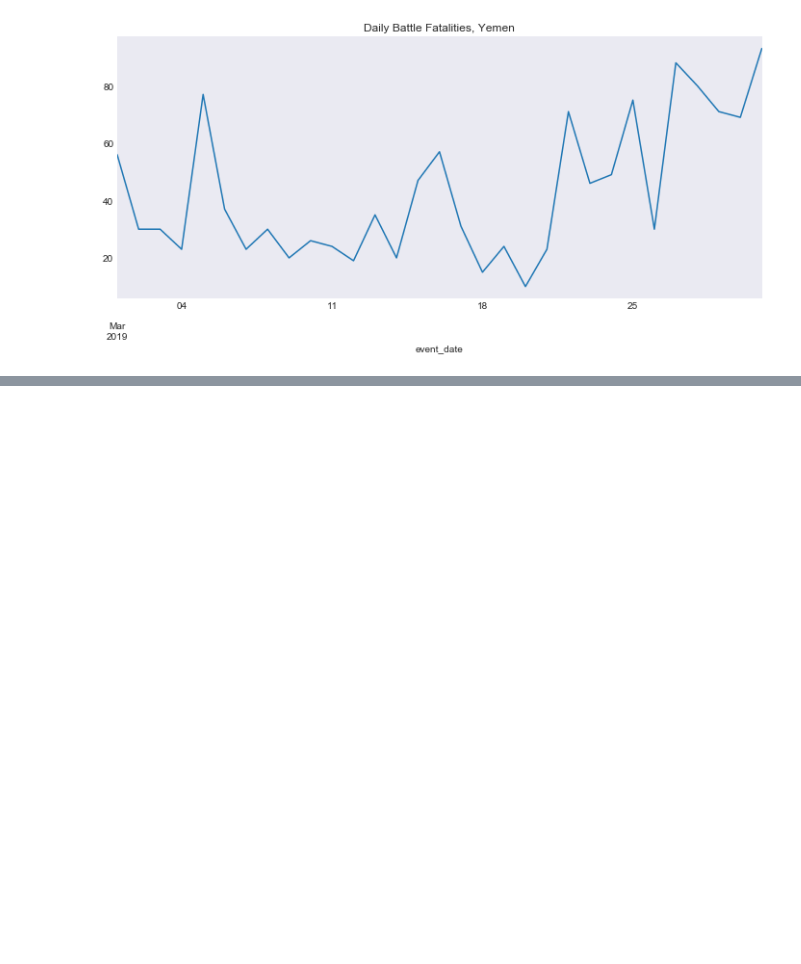
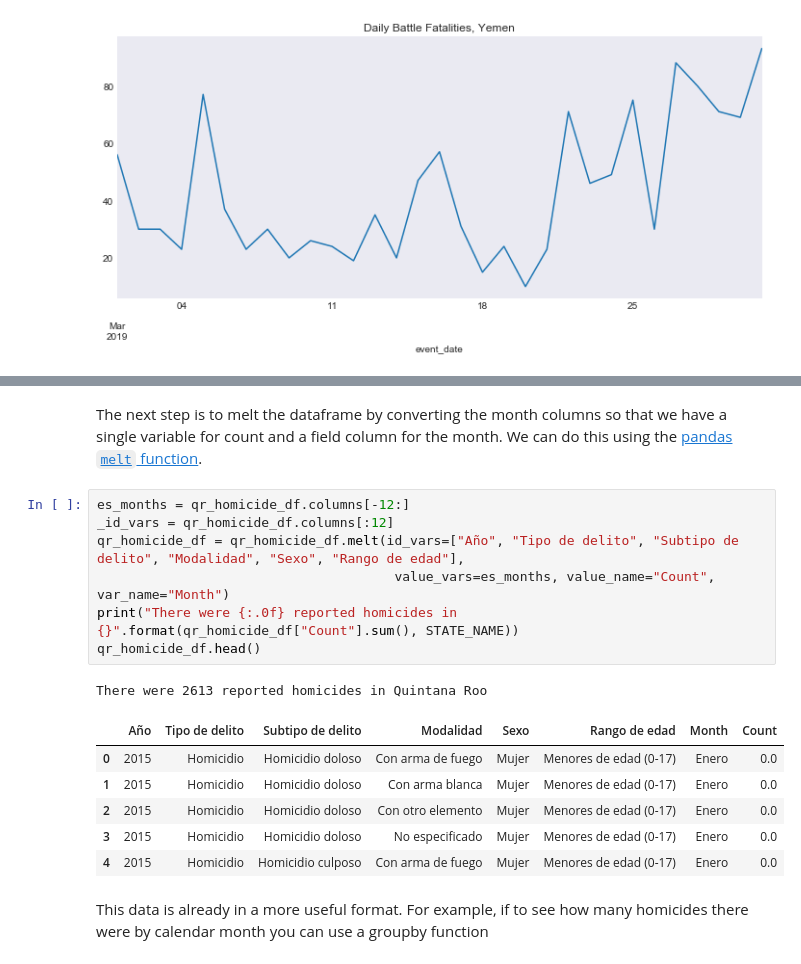
Before and after one commit to gfchallenge/gfc, a Jupyter notebook: src/notebooks/External Data Source Examples.ipynb, the cells around one changed output, grey strips where cells are left out. Drawn from its saved outputs; the diff is of its cells as text; blank space fills up the shorter version.

```diff
--- a/src/notebooks/External Data Source Examples.ipynb
+++ b/src/notebooks/External Data Source Examples.ipynb
@@ -485,0 +529,19 @@ The Mexican Government publishes crime reports
+# %% [markdown]
+The next step is to melt the dataframe by converting the month columns so that we have a single variable for count and a field column for the month.  We can do this using the [pandas `melt` function](https://pandas.pydata.org/pandas-docs/stable/reference/api/pandas.melt.html).
+# %%
+es_months = qr_homicide_df.columns[-12:]
+_id_vars = qr_homicide_df.columns[:12]
+qr_homicide_df = qr_homicide_df.melt(id_vars=["Año", "Tipo de delito", "Subtipo de delito", "Modalidad", "Sexo", "Rango de edad"],
+                                      value_vars=es_months, value_name="Count", var_name="Month")
+print("There were {:.0f} reported homicides in {}".format(qr_homicide_df["Count"].sum(), STATE_NAME))
+qr_homicide_df.head()
+# %% [output]
+There were 2613 reported homicides in Quintana Roo
+|  | Año | Tipo de delito | Subtipo de delito | Modalidad | Sexo | Rango de edad | Month | Count |
+| 0 | 2015 | Homicidio | Homicidio doloso | Con arma de fuego | Mujer | Menores de edad (0-17) | Enero | 0.0 |
+| 1 | 2015 | Homicidio | Homicidio doloso | Con arma blanca | Mujer | Menores de edad (0-17) | Enero | 0.0 |
+| 2 | 2015 | Homicidio | Homicidio doloso | Con otro elemento | Mujer | Menores de edad (0-17) | Enero | 0.0 |
+| 3 | 2015 | Homicidio | Homicidio doloso | No especificado | Mujer | Menores de edad (0-17) | Enero | 0.0 |
+| 4 | 2015 | Homicidio | Homicidio culposo | Con arma de fuego | Mujer | Menores de edad (0-17) | Enero | 0.0 |
+# %% [markdown]
+This data is already in a more useful format.  For example, if to see how many homicides there were by calendar month you can use a groupby function
```
Also changed, not shown: parts of 11 cells of this notebook, 8 other files.
